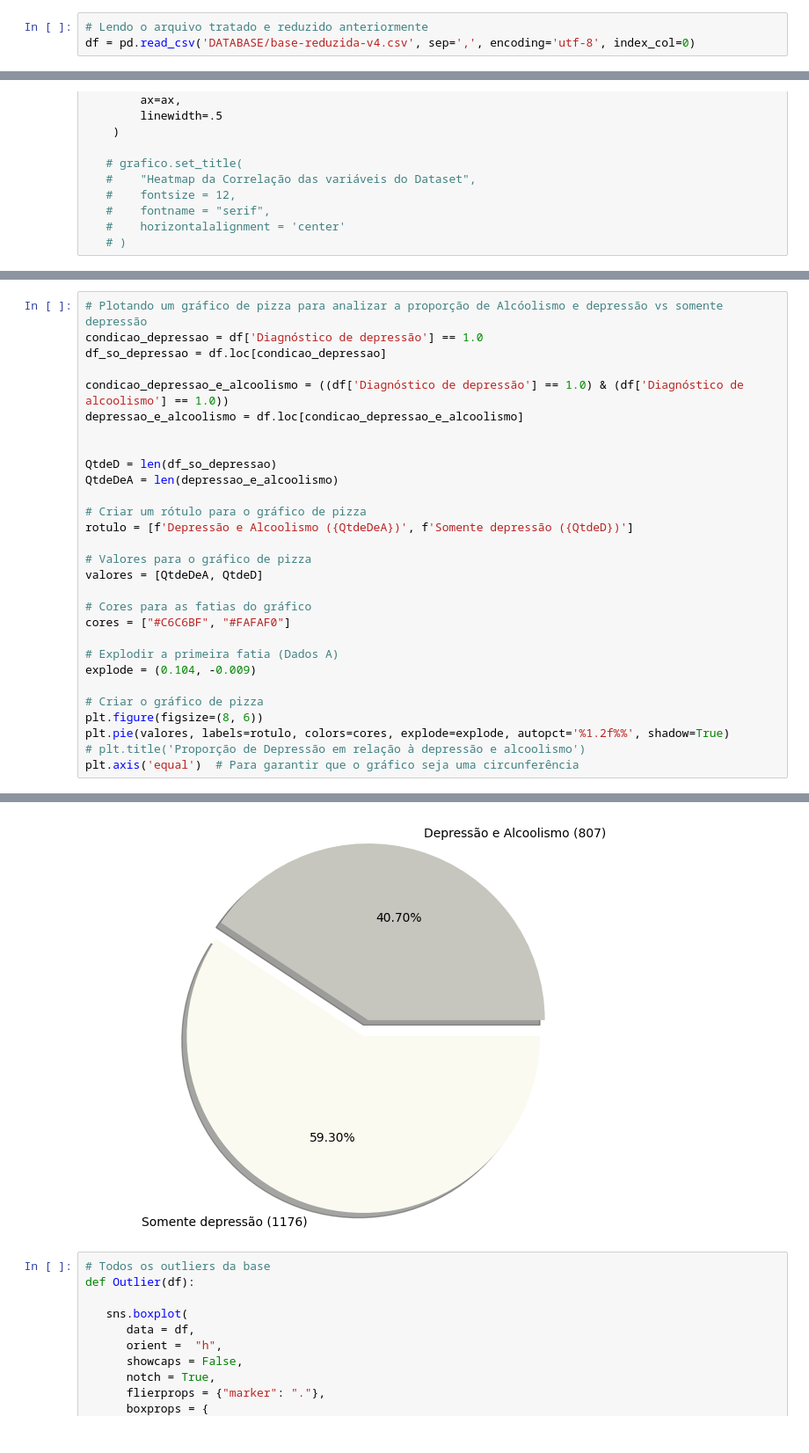
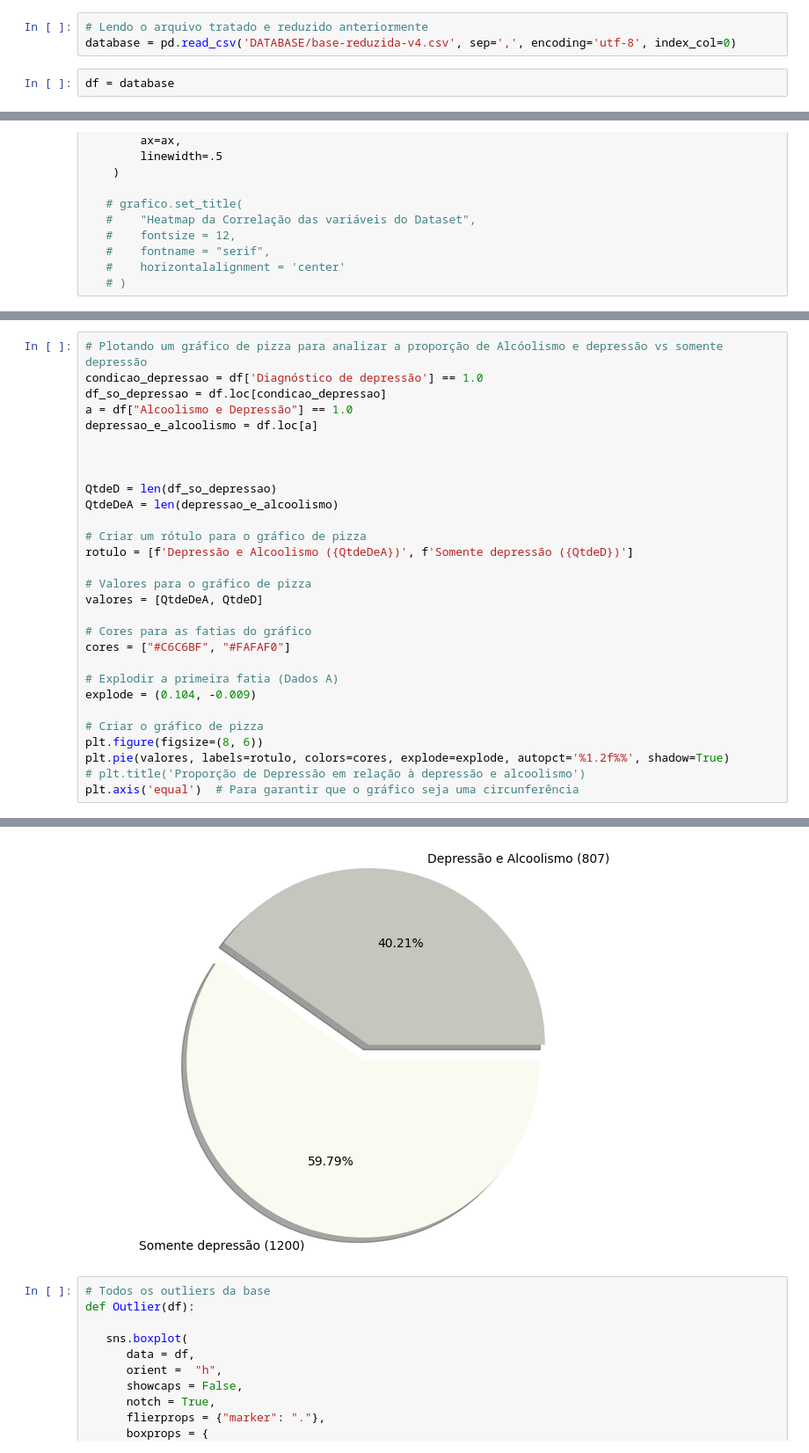
Before and after one commit to Pabloprado-png/TCC-Depressao, a Jupyter notebook: Analise Exploratoria.ipynb, the cells around one changed output, grey strips where cells are left out. Shown: that part at 88% size. Saved outputs shown, nothing was run; the diff lists cells and outputs as text.

```diff
--- a/Analise Exploratoria.ipynb
+++ b/Analise Exploratoria.ipynb
@@ -10,6 +10,8 @@ import matplotlib.pyplot as plt
 # %%
 # Lendo o arquivo tratado e reduzido anteriormente
-df = pd.read_csv('DATABASE/base-reduzida-v4.csv', sep=',', encoding='utf-8', index_col=0)
+database = pd.read_csv('DATABASE/base-reduzida-v4.csv', sep=',', encoding='utf-8', index_col=0)
+# %%
+df = database
 # %%
 # Visualizando o cabeçalho e alguns dados do dicionário
 df.head()
@@ -56,9 +57,9 @@ Heatmap(df)
 # Plotando um gráfico de pizza para analizar a proporção de Alcóolismo e depressão vs somente depressão
 condicao_depressao = df['Diagnóstico de depressão'] == 1.0
 df_so_depressao = df.loc[condicao_depressao]
+a = df["Alcoolismo e Depressão"] == 1.0
+depressao_e_alcoolismo = df.loc[a]
 
-condicao_depressao_e_alcoolismo = ((df['Diagnóstico de depressão'] == 1.0) & (df['Diagnóstico de alcoolismo'] == 1.0))
-depressao_e_alcoolismo = df.loc[condicao_depressao_e_alcoolismo]
 
 
 QtdeD = len(df_so_depressao)
@@ -89,4 +90,4 @@ plt.axis('equal')  # Para garantir que o gráfico seja uma circunferência
-[figure, old version]
+[figure, new version]
 # %%
 # Todos os outliers da base
 def Outlier(df):
```
Also changed, not shown: parts of 7 cells of this notebook, 8 other files.
